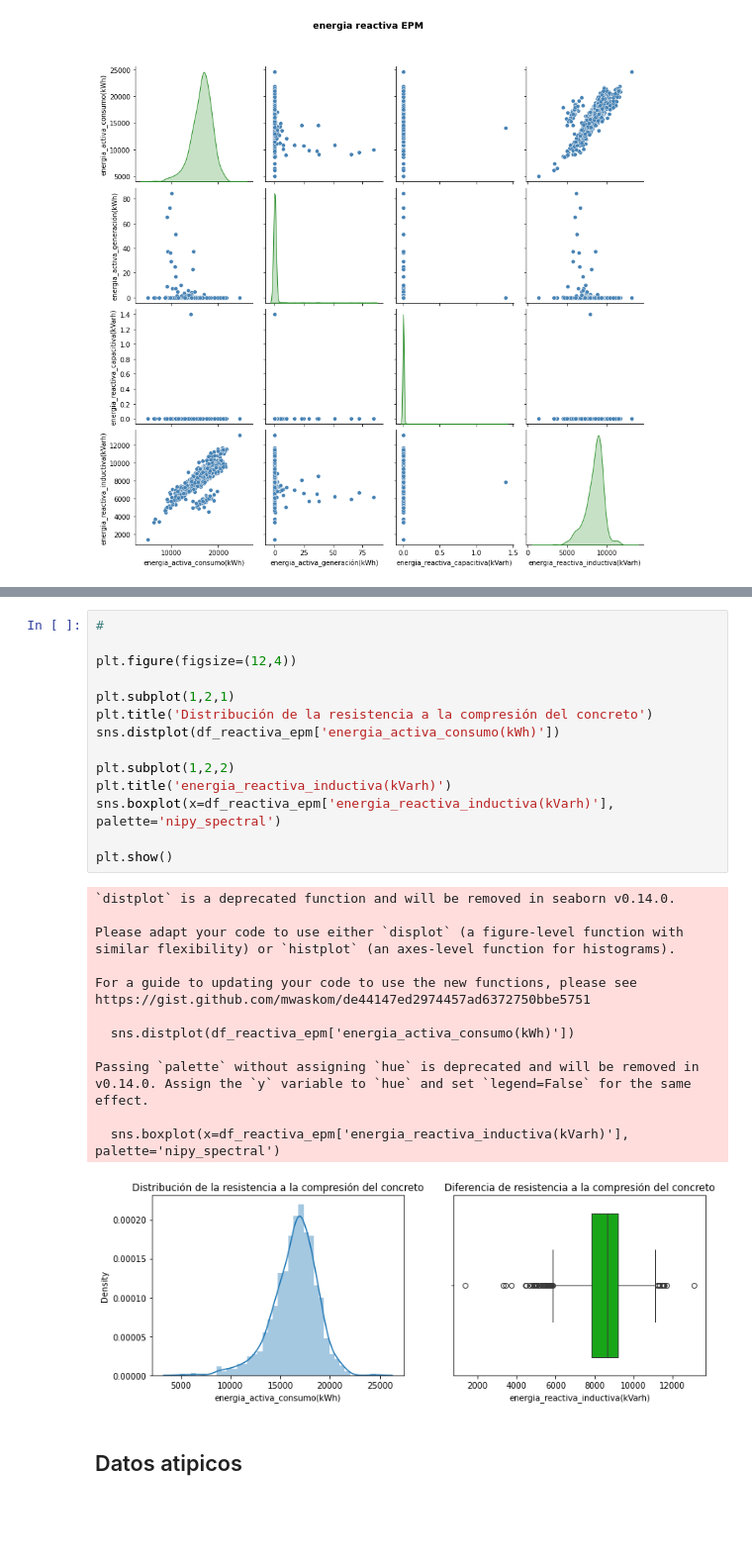
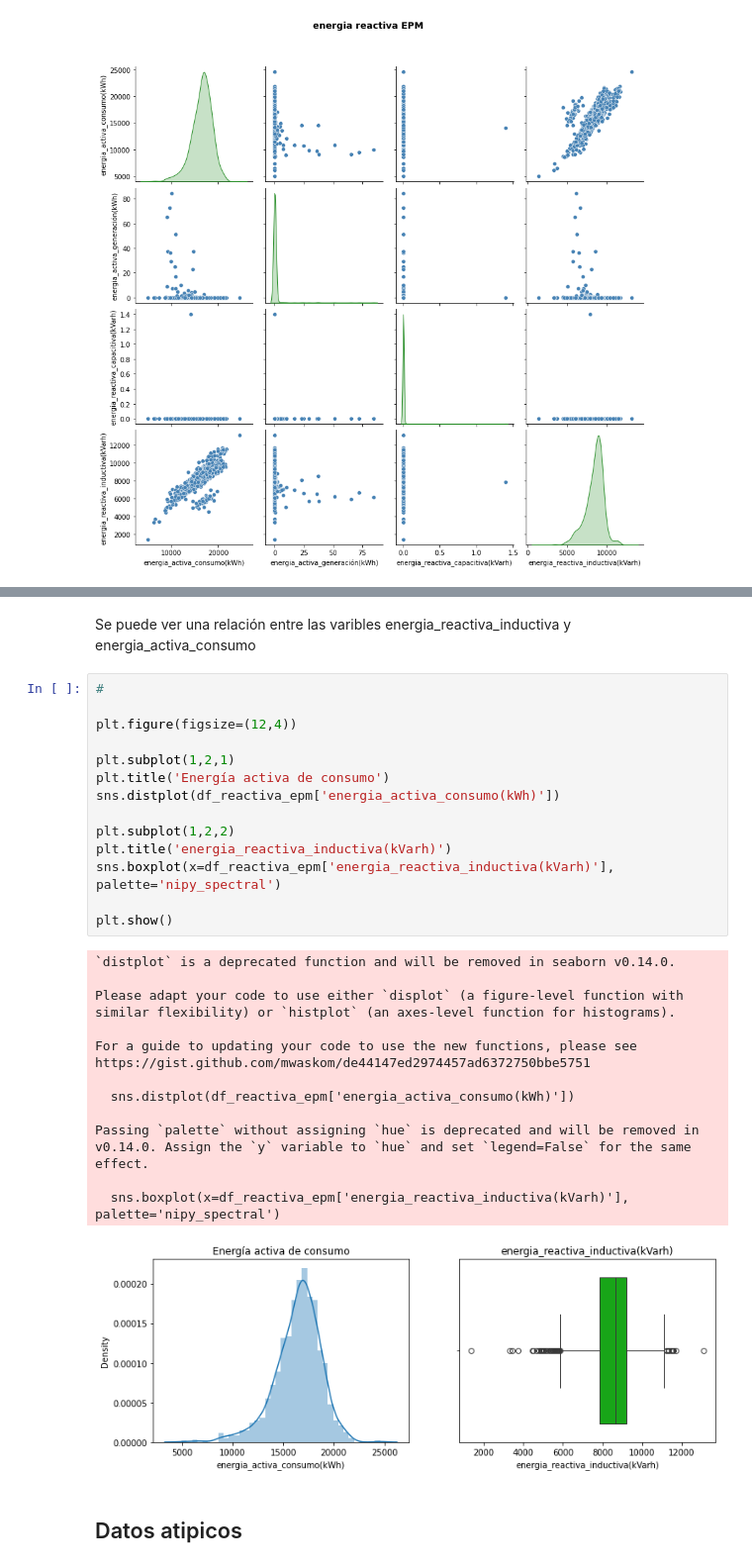
Before and after one commit to Causil/especializacion, a Jupyter notebook: monografia/momentos_evaluativos/Momento 3/ME03-G10-[1038129159]-[98761437].ipynb, the cells around one changed output, grey strips where cells are left out. Shown: that part at 99% size. Saved outputs shown, nothing was run; the diff lists cells and outputs as text; blank space fills up the shorter version.

```diff
--- a/monografia/momentos_evaluativos/Momento 3/ME03-G10-[1038129159]-[98761437].ipynb
+++ b/monografia/momentos_evaluativos/Momento 3/ME03-G10-[1038129159]-[98761437].ipynb
@@ -158,32 +188,34 @@ multiple_plot(1, df_reactiva_epm , numCols, None, 'scatterplot', 'energia reacti
+# %% [markdown]
+Se puede ver una relación entre las varibles energia_reactiva_inductiva y energia_activa_consumo
 # %%
 #
 
 plt.figure(figsize=(12,4))
 
 plt.subplot(1,2,1)
-plt.title('Distribución de la resistencia a la compresión del concreto')
+plt.title('Energía activa de consumo')
 sns.distplot(df_reactiva_epm['energia_activa_consumo(kWh)'])
 
 plt.subplot(1,2,2)
 plt.title('energia_reactiva_inductiva(kVarh)')
 sns.boxplot(x=df_reactiva_epm['energia_reactiva_inductiva(kVarh)'], palette='nipy_spectral')
 
 plt.show()
 # %% [output]
 `distplot` is a deprecated function and will be removed in seaborn v0.14.0.
 
 Please adapt your code to use either `displot` (a figure-level function with
 similar flexibility) or `histplot` (an axes-level function for histograms).
 
 For a guide to updating your code to use the new functions, please see
 https://gist.github.com/mwaskom/de44147ed2974457ad6372750bbe5751
 
   sns.distplot(df_reactiva_epm['energia_activa_consumo(kWh)'])
 
 Passing `palette` without assigning `hue` is deprecated and will be removed in v0.14.0. Assign the `y` variable to `hue` and set `legend=False` for the same effect.
 
   sns.boxplot(x=df_reactiva_epm['energia_reactiva_inductiva(kVarh)'], palette='nipy_spectral')
-[figure, old version]
+[figure, new version]
 # %% [markdown]
 ## Datos atipicos
 # %%
```
Also changed, not shown: parts of 2 cells of this notebook, 1 other file.
